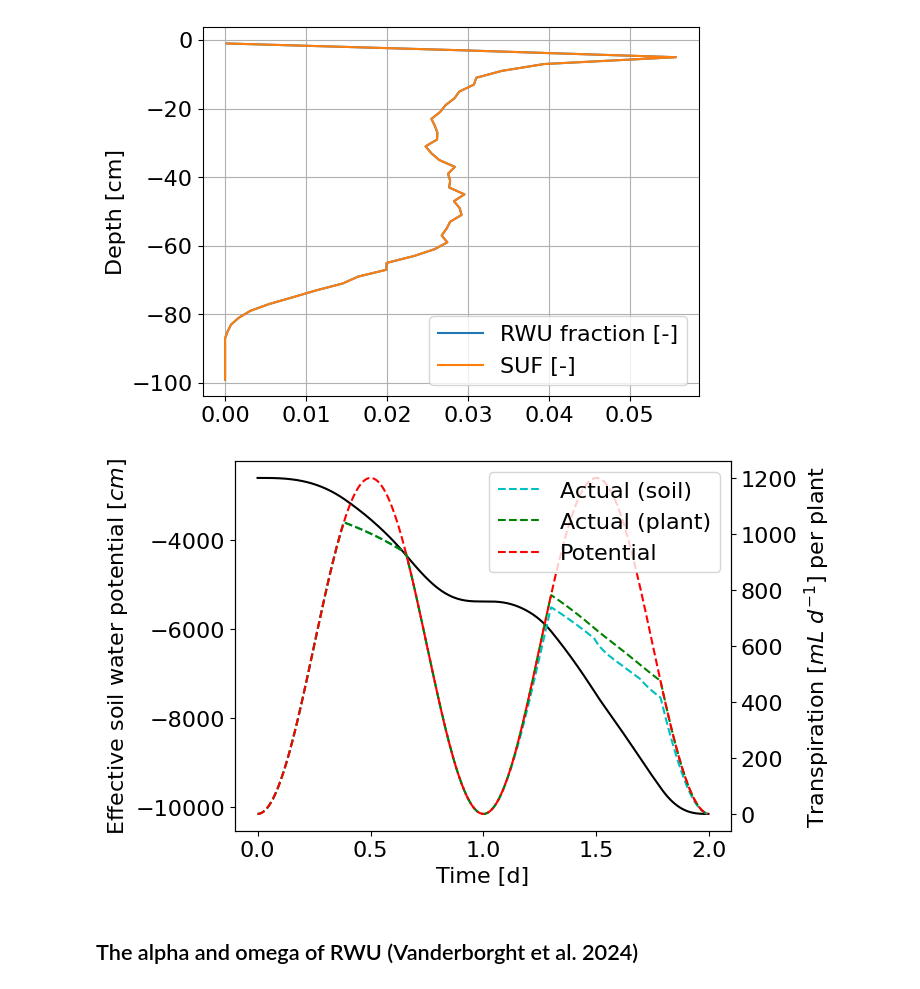
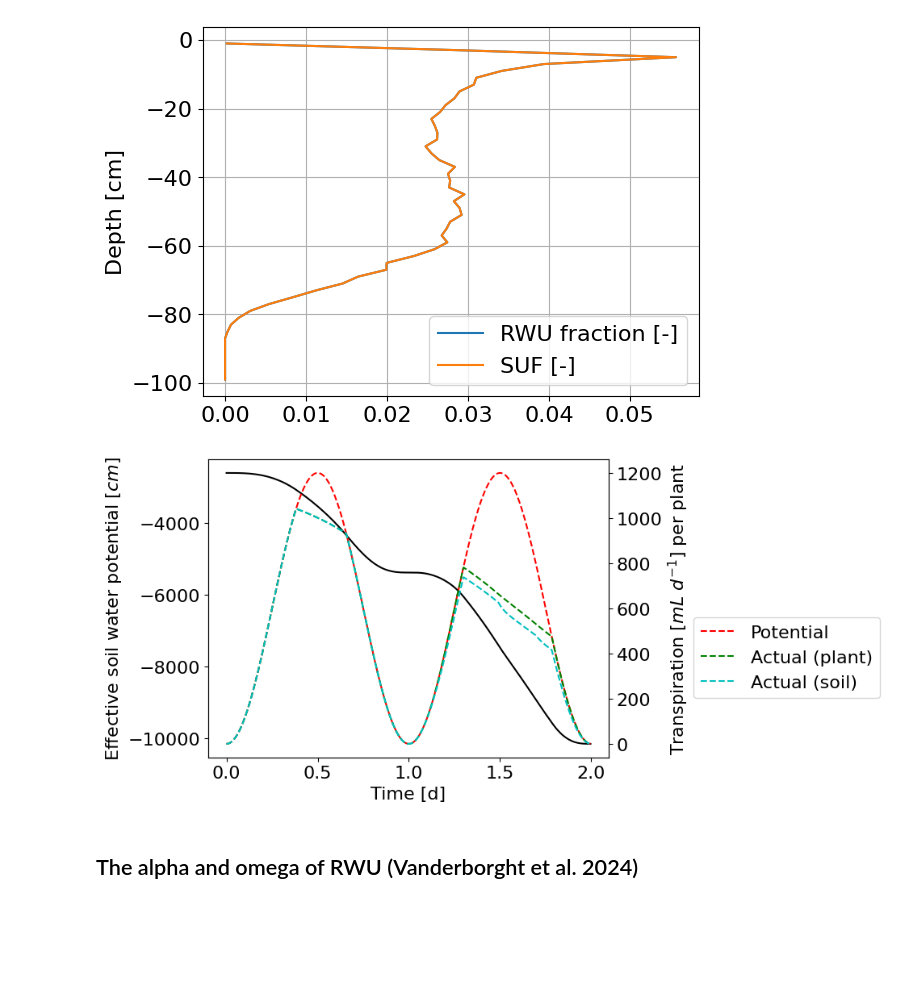
Before and after one commit to Plant-Root-Soil-Interactions-Modelling/CPlantBox, a Jupyter notebook: tutorial/jupyter/summer_school_2025/7_coupled_soil_root_hydraulics_alpha_omega.ipynb, the cells around one changed output. Cells and saved outputs as stored; diff of their text form; code cells hidden in the pictures; blank space fills up the shorter version.

```diff
--- a/tutorial/jupyter/summer_school_2025/7_coupled_soil_root_hydraulics_alpha_omega.ipynb
+++ b/tutorial/jupyter/summer_school_2025/7_coupled_soil_root_hydraulics_alpha_omega.ipynb
@@ -362,19 +362,18 @@ plt.show()
 # %%
 
 fig, ax1 = plt.subplots()
-ax1.plot(x_, h_eff_, 'k')  # potential transpiration
-#ax1.plot(x_, -np.array(y_), 'g')  # actual transpiration (neumann)
+ax1.plot(x_, h_eff_, 'k')
 ax2 = ax1.twinx()
+ax2.plot(x_, np.array(t_pot_p_), 'r--', label = "Potential")
+ax2.plot(x_, np.array(t_act_p_), 'g--', label = "Actual (plant)")
 ax2.plot(x_, np.array(y_), 'c--', label = "Actual (soil)")
-ax2.plot(x_, np.array(t_act_p_), 'g--', label = "Actual (plant)")
-ax2.plot(x_, np.array(t_pot_p_), 'r--', label = "Potential")  # cumulative transpiration (neumann)
 ax1.set_xlabel("Time [d]")
 ax1.set_ylabel("Effective soil water potential $[cm]$")
 ax2.set_ylabel("Transpiration $[mL~d^{-1}]$ per plant")
-plt.legend()
+plt.legend(bbox_to_anchor=(1.7, 0.5))
 plt.show()
 # %% [output]
-[figure, old version]
+[figure, new version]
 # %% [markdown]
 ## The alpha and omega of RWU (Vanderborght et al. 2024)
 # %%
```
Also changed, not shown: 1 other file.
